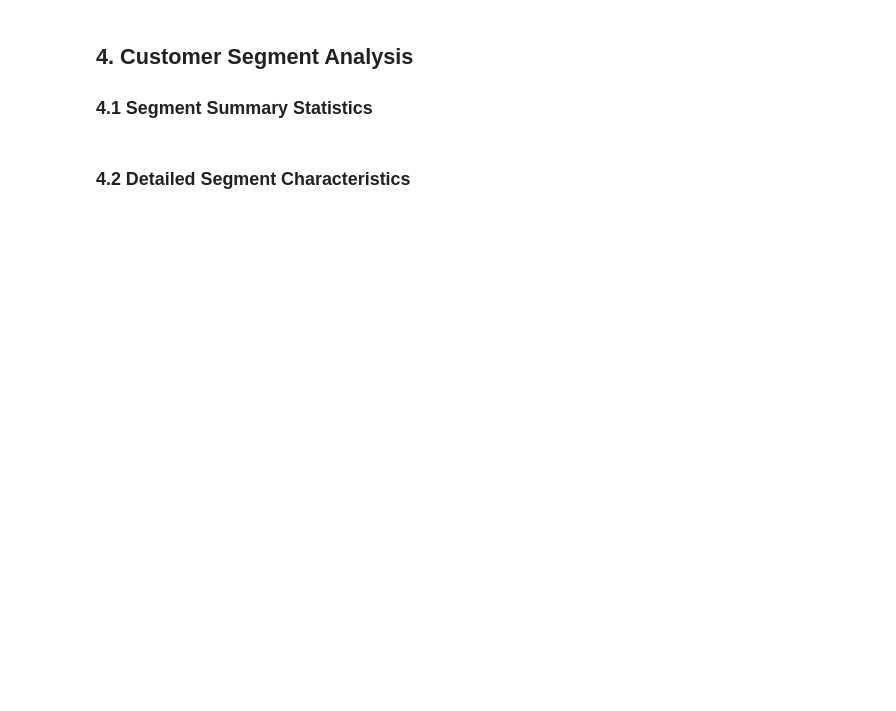
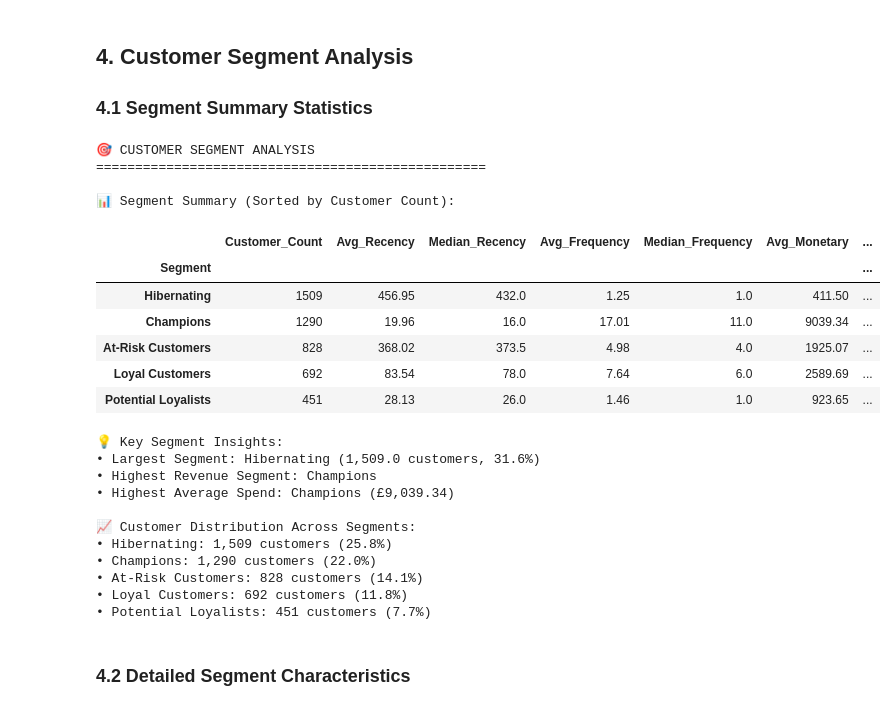
Before and after one commit to DilsaraThiranjaya/Strategic-Growth-Analysis-Team-Code-Serpents, a Jupyter notebook: notebooks/retail_analysis.ipynb, the cells around one changed output. Drawn from its saved outputs; the diff is of its cells as text; code cells hidden in the pictures; blank space fills up the shorter version.

```diff
--- a/notebooks/retail_analysis.ipynb
+++ b/notebooks/retail_analysis.ipynb
@@ -128,5 +274,47 @@ ValueError: Bin labels must be one fewer than the number of bin edges
 ## 4. Customer Segment Analysis
 
 ### 4.1 Segment Summary Statistics
+# %%
+# Display comprehensive segment analysis
+print("🎯 CUSTOMER SEGMENT ANALYSIS")
+print("=" * 50)
+
+print("\n📊 Segment Summary (Sorted by Customer Count):")
+display(segment_summary)
+
+print("\n💡 Key Segment Insights:")
+print(f"• Largest Segment: {segment_summary.index[0]} ({segment_summary.iloc[0]['Customer_Count']:,} customers, {segment_summary.iloc[0]['Customer_Percentage']:.1f}%)")
+print(f"• Highest Revenue Segment: {segment_summary.sort_values('Total_Revenue', ascending=False).index[0]}")
+print(f"• Highest Average Spend: {segment_summary.sort_values('Avg_Monetary', ascending=False).index[0]} (£{segment_summary.sort_values('Avg_Monetary', ascending=False).iloc[0]['Avg_Monetary']:,.2f})")
+
+# Segment distribution
+print(f"\n📈 Customer Distribution Across Segments:")
+segment_counts = rfm_final['Segment'].value_counts()
+for segment, count in segment_counts.items():
+    percentage = (count / len(rfm_final)) * 100
+    print(f"• {segment}: {count:,} customers ({percentage:.1f}%)")
+# %% [output]
+🎯 CUSTOMER SEGMENT ANALYSIS
+==================================================
+
+📊 Segment Summary (Sorted by Customer Count):
+|  | Customer_Count | Avg_Recency | Median_Recency | Avg_Frequency | Median_Frequency | Avg_Monetary | ... |
+| Segment |  |  |  |  |  |  | ... |
+| Hibernating | 1509 | 456.95 | 432.0 | 1.25 | 1.0 | 411.50 | ... |
+| Champions | 1290 | 19.96 | 16.0 | 17.01 | 11.0 | 9039.34 | ... |
+| At-Risk Customers | 828 | 368.02 | 373.5 | 4.98 | 4.0 | 1925.07 | ... |
+| Loyal Customers | 692 | 83.54 | 78.0 | 7.64 | 6.0 | 2589.69 | ... |
+| Potential Loyalists | 451 | 28.13 | 26.0 | 1.46 | 1.0 | 923.65 | ... |
+💡 Key Segment Insights:
+• Largest Segment: Hibernating (1,509.0 customers, 31.6%)
+• Highest Revenue Segment: Champions
+• Highest Average Spend: Champions (£9,039.34)
+
+📈 Customer Distribution Across Segments:
+• Hibernating: 1,509 customers (25.8%)
+• Champions: 1,290 customers (22.0%)
+• At-Risk Customers: 828 customers (14.1%)
+• Loyal Customers: 692 customers (11.8%)
+• Potential Loyalists: 451 customers (7.7%)
 # %% [markdown]
 ### 4.2 Detailed Segment Characteristics
```
Also changed, not shown: parts of 13 cells of this notebook, 8 other files.
